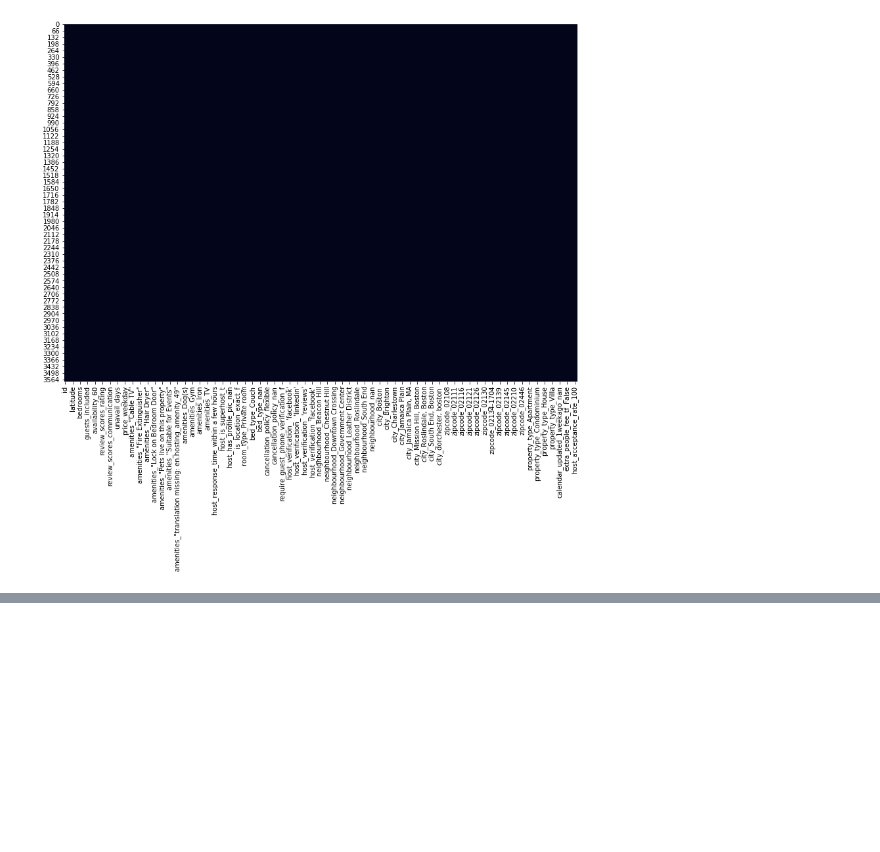
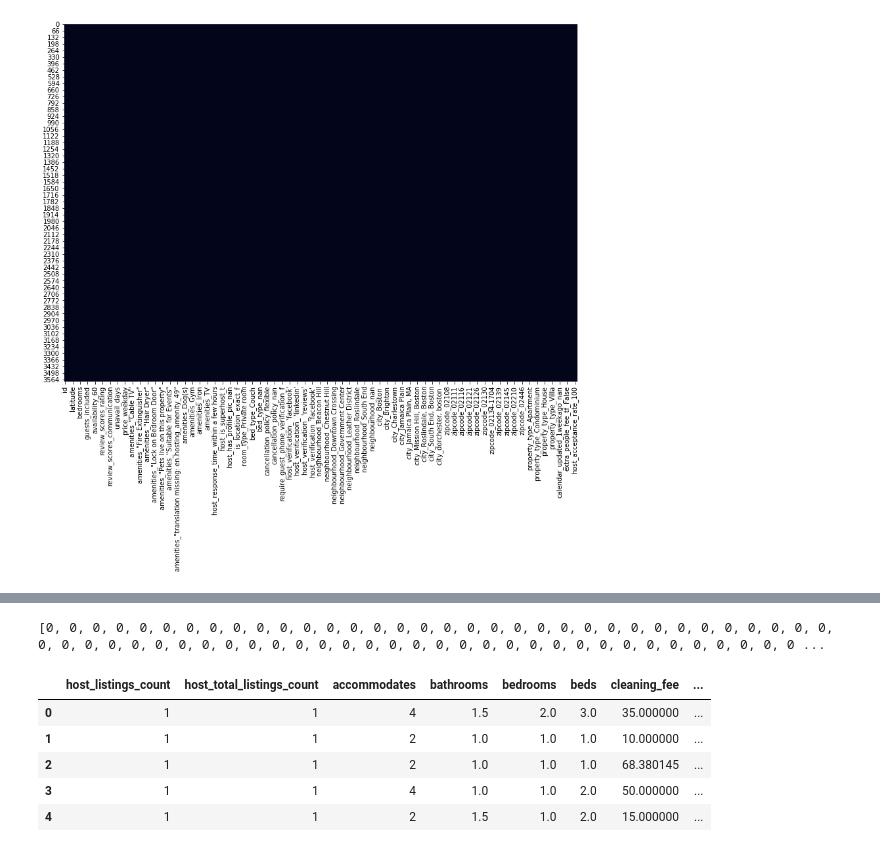
Before and after one commit to dalpengholic/Udacity_Boston-AirBNB-Data, a Jupyter notebook: p4_Boston_AirBnB_with CRISP-DM_data_cleaning.ipynb, the cells around one changed output, grey strips where cells are left out. Drawn from its saved outputs; the diff is of its cells as text; code cells hidden in the pictures; blank space fills up the shorter version.

Commit message:
fix: edit data cleaning function

```diff
--- a/p4_Boston_AirBnB_with CRISP-DM_data_cleaning.ipynb
+++ b/p4_Boston_AirBnB_with CRISP-DM_data_cleaning.ipynb
@@ -390,7 +392,12 @@ def clean_listing_df(df_listing):
     df_listing_modi2[columns1] = df_listing_modi2[columns1].fillna(df_listing_modi2.mean())
     df_listing_modi2.price_weekend.fillna(df_listing_modi2.price, inplace=True)
     df_listing_modi2.price_weekday.fillna(df_listing_modi2.price, inplace=True)
-    df_listing_modi2['integrated_score_log'] = np.log(df_listing_modi2['review_scores_rating']*df_listing_modi2['number_of_reviews'])
+    df_listing_modi2['integrated_score_log'] = np.log(df_listing_modi2['review_scores_rating']*df_listing_modi2['number_of_reviews']+1)
+
+    df_listing_modi2 = pd.get_dummies(df_listing_modi2, columns=['host_response_rate_100','host_acceptance_rate_100'],
+                                  prefix=['host_response_rate_100','host_acceptance_rate_100'])
+    df_listing_modi2 = df_listing_modi2.drop(['id', 'host_id', 'latitude', 'longitude','price'], axis=1)
+
 
 
     return df_listing_modi2
@@ -421,7 +417,0 @@ print(df_listing_modi1.shape)
-# %%
-df_listing_modi1.head()
-# Drop columns related with urls and irrelevant columns
-remove_list1 = ['listing_url', 'scrape_id', 'last_scraped', 'thumbnail_url', 'medium_url', 'picture_url', 'xl_picture_url', 'host_url',
-                'host_thumbnail_url', 'host_picture_url', 'country_code', 'country']
-df_listing_modi2 = df_listing_modi1.drop(remove_list1, axis=1)
-df_listing_modi2.shape
@@ -1175,0 +418,14 @@ sns.heatmap(df_listing_modi5.isnull(), cbar=False)
+# %%
+check_null=list(df_listing_modi2.isnull().sum())
+print(check_null)
+# %% [output]
+[0, 0, 0, 0, 0, 0, 0, 0, 0, 0, 0, 0, 0, 0, 0, 0, 0, 0, 0, 0, 0, 0, 0, 0, 0, 0, 0, 0, 0, 0, 0, 0, 0, 0, 0, 0, 0, 0, 0, 0, 0, 0, 0, 0, 0, 0, 0, 0, 0, 0, 0, 0, 0, 0, 0, 0, 0, 0, 0, 0, 0, 0, 0, 0, 0, 0, 0 ...
+# %%
+df_listing_modi2.head()
+# %% [output]
+|  | host_listings_count | host_total_listings_count | accommodates | bathrooms | bedrooms | beds | cleaning_fee | ... |
+| 0 | 1 | 1 | 4 | 1.5 | 2.0 | 3.0 | 35.000000 | ... |
+| 1 | 1 | 1 | 2 | 1.0 | 1.0 | 1.0 | 10.000000 | ... |
+| 2 | 1 | 1 | 2 | 1.0 | 1.0 | 1.0 | 68.380145 | ... |
+| 3 | 1 | 1 | 4 | 1.0 | 1.0 | 2.0 | 50.000000 | ... |
+| 4 | 1 | 1 | 2 | 1.5 | 1.0 | 2.0 | 15.000000 | ... |
```
Also changed, not shown: parts of 61 cells of this notebook, 1 other file.
